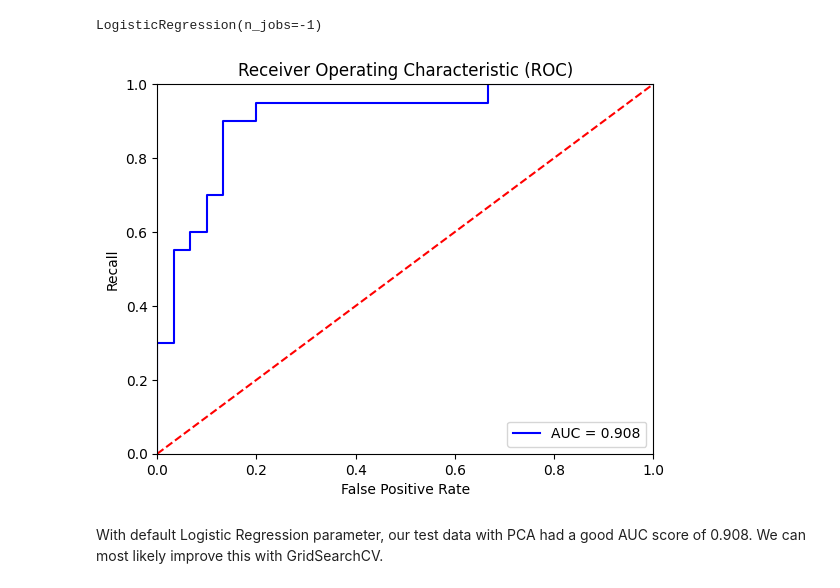
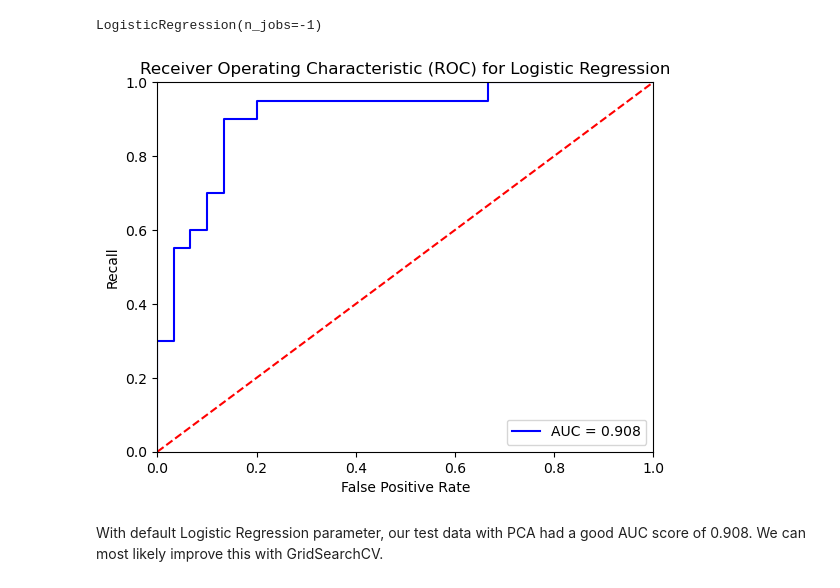
Before and after one commit to MallowATN/ML_projects, a Jupyter notebook: Assessments/AlixPartners_Assesment/Tony_Submission.ipynb, the cells around one changed output. Saved outputs shown, nothing was run; the diff lists cells and outputs as text; code cells hidden in the pictures.

```diff
--- a/Assessments/AlixPartners_Assesment/Tony_Submission.ipynb
+++ b/Assessments/AlixPartners_Assesment/Tony_Submission.ipynb
@@ -472,0 +559,23 @@ A score of 0.817 isn't terrible for a ROC_AUC score, however it would be conside
+# %%
+model_gs = Sequential()
+
+# input layer
+model_gs.add(Dense(150, activation='relu'))
+model_gs.add(Dropout(0.4))
+
+# hidden layer
+model_gs.add(Dense(75, activation='relu'))
+model_gs.add(Dropout(0.2))
+
+model_gs.add(Dense(25, activation='relu'))
+
+# output layyer
+model_gs.add(Dense(1, activation='sigmoid'))
+
+# compile model
+model_gs.compile(loss='binary_crossentropy', optimizer='adam',metrics=[AUC()])
+
+model_gs.fit(X_train, y_train,
+           epochs=100, batch_size=256,
+           verbose=1, callbacks=[early_stop],
+           validation_data=(X_test, y_test))
@@ -480,23 +631,23 @@ LogisticRegression(n_jobs=-1)
 # %%
 probs = LR.predict_proba(X_test_PCA)
 preds = probs[:,1]
 
 false_positive_rate, recall, threshold = roc_curve(y_test, preds)
 roc_auc = auc(false_positive_rate, recall)
 
 plt.figure()
-plt.title('Receiver Operating Characteristic (ROC)')
+plt.title('Receiver Operating Characteristic (ROC) for Logistic Regression')
 plt.plot(false_positive_rate, recall, 'b', label='AUC = %0.3f' %roc_auc)
 
 plt.legend(loc='lower right')
 plt.plot([0,1], [0,1], 'r--')
 plt.xlim([0,1])
 plt.ylim([0,1])
 plt.ylabel('Recall')
 plt.xlabel('False Positive Rate')
 plt.show()
 # %% [output]
-[figure, old version]
+[figure, new version]
 # %% [markdown]
 With default Logistic Regression parameter, our test data with PCA had a good AUC score of 0.908. We can most likely improve this with GridSearchCV.
 # %%
```
Also changed, not shown: parts of 19 cells of this notebook.
